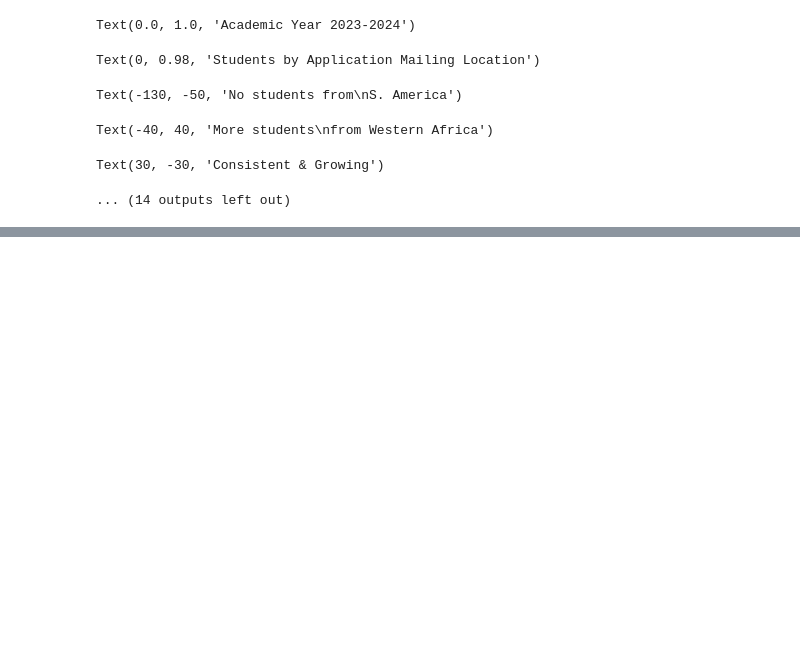
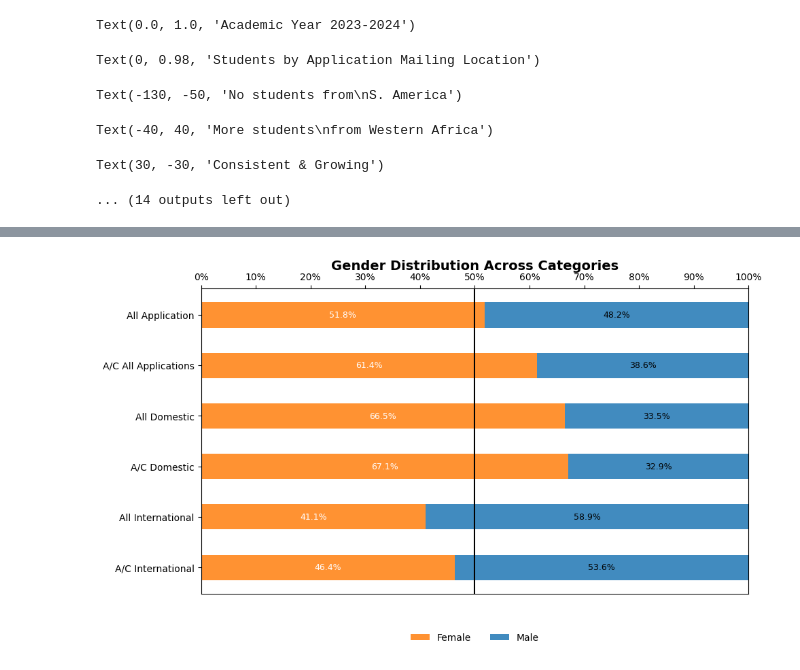
Before and after one commit to ewattudo/gradschoolcam, a Jupyter notebook: PS3.ipynb, the cells around one changed output, grey strips where cells are left out. Cells and saved outputs as stored; diff of their text form; code cells hidden in the pictures; blank space fills up the shorter version.

```diff
--- a/PS3.ipynb
+++ b/PS3.ipynb
@@ -723,3 +723,66 @@ fig.show()
 # %% [output]
 [interactive output not drawn]
 [interactive output not drawn]
+# %%
+import matplotlib.pyplot as plt
+import numpy as np
+
+# Using the provided data
+category_names = ['Female', 'Male']
+results = {
+    'All Application': [51.79, 48.21],
+    'A/C All Applications': [61.37, 38.63],
+    'All Domestic': [66.45, 33.55],
+    'A/C Domestic': [67.10, 32.90],
+    'All International': [41.07, 58.93],
+    'A/C International': [46.35, 53.65]
+}
+
+def survey_with_percentage_grid(results, category_names):
+    labels = list(results.keys())
+    data = np.array(list(results.values()))
+    data_cum = data.cumsum(axis=1)
+
+    # Define colors for the bars
+    category_colors = ['#ff7f0e', '#1f77b4']
+
+    fig, ax = plt.subplots(figsize=(10, 6))
+    ax.invert_yaxis()
+    ax.set_xlim(0, 100)
+
+    # Adding percentage markers across the top
+    ax.set_xticks(np.arange(0, 101, 10))
+    ax.set_xticklabels([f"{i}%" for i in range(0, 101, 10)])
+    ax.xaxis.set_ticks_position('top')
+
+    # Adding a dark line at 50%
+    ax.axvline(50, color='black', linewidth=1.5, linestyle='-')
+
+    # Draw bars
+    for i, (colname, color) in enumerate(zip(category_names, category_colors)):
+        widths = data[:, i]
+        starts = data_cum[:, i] - widths
+        rects = ax.barh(labels, widths, left=starts, height=0.5,
+                        label=colname, color=color, alpha=0.85)
+
+        # Adding text labels inside the bars
+        for rect, width in zip(rects, widths):
+            x_pos = rect.get_x() + rect.get_width() / 2
+            text_color = 'white' if i == 0 else 'black'
+            ax.text(x_pos, rect.get_y() + rect.get_height() / 2, f"{width:.1f}%",
+                    ha='center', va='center', color=text_color, fontsize=9)
+
+    # Customizing the legend
+    ax.legend(ncols=len(category_names), bbox_to_anchor=(0.5, -0.1),
+              loc='upper center', fontsize='medium', frameon=False)
+
+    # Adding title and adjusting labels
+    ax.set_title('Gender Distribution Across Categories', fontsize=14, fontweight='bold', pad=20)
+
+    return fig, ax
+
+survey_with_percentage_grid(results, category_names)
+plt.tight_layout()
+plt.show()
+# %% [output]
+[figure, added]
```
